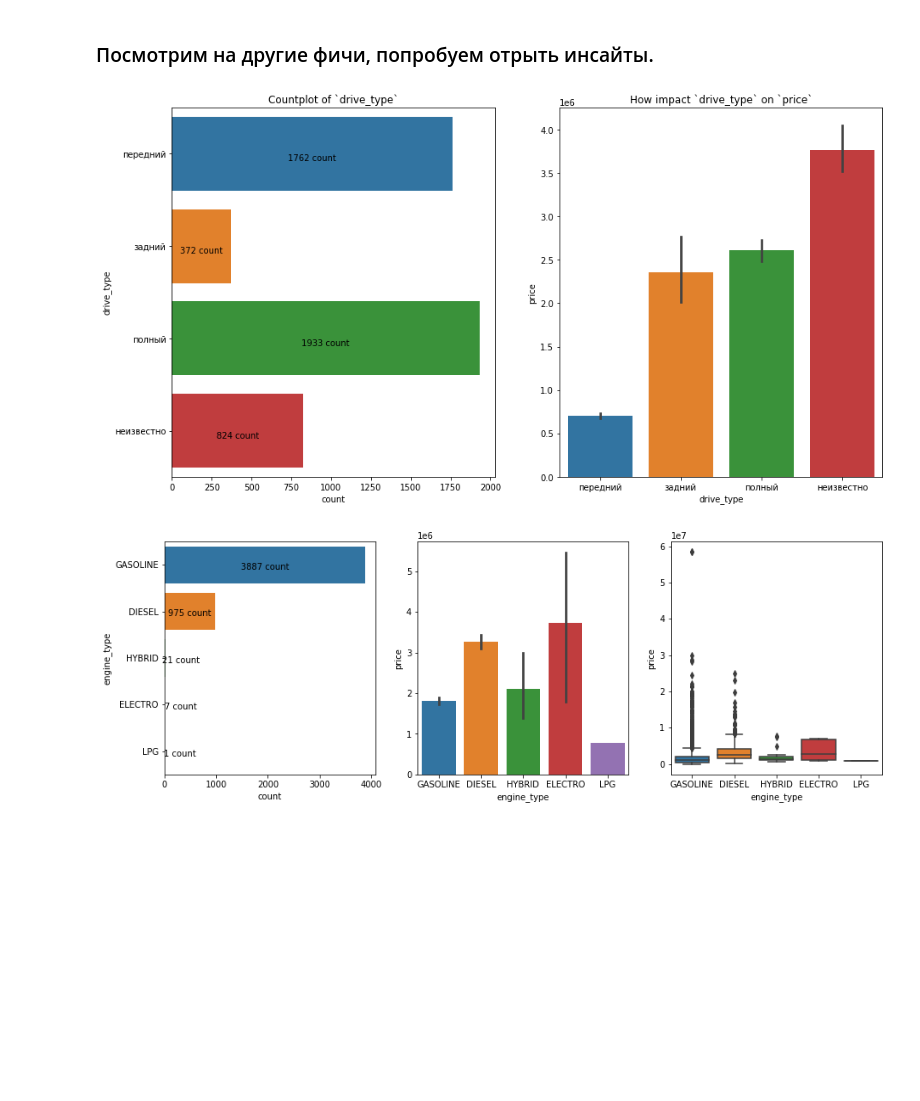
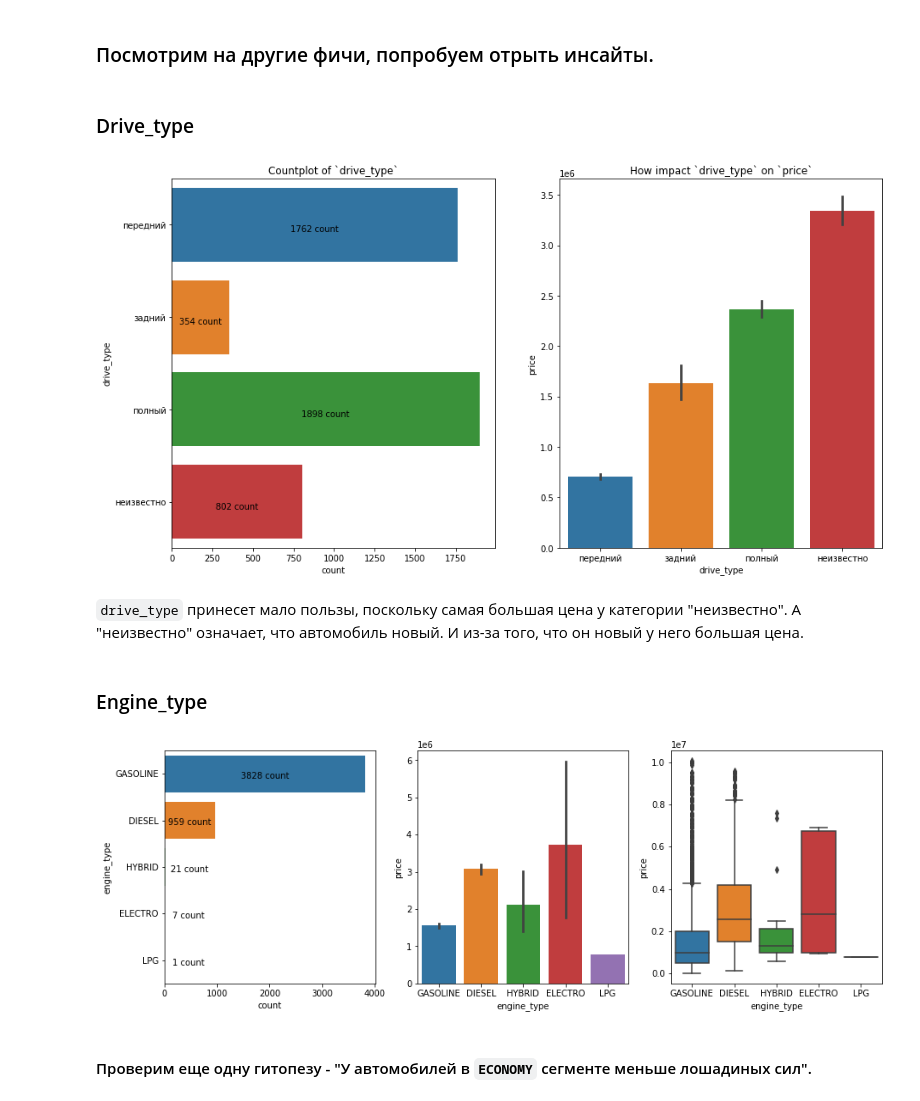
Before and after one commit to ArthurBodrov/autoru_analytics, a Jupyter notebook: Data Exploration.ipynb, the cells around one changed output. Cells and saved outputs as stored; diff of their text form; code cells hidden in the pictures; blank space fills up the shorter version.

Commit message:
Переделал Data Exploration ноутбук

```diff
--- a/Data Exploration.ipynb
+++ b/Data Exploration.ipynb
@@ -16,0 +72,8 @@ cars.head()
+# %%
+indexs = []
+for value in outliers:
+    for index in cars[cars['price'] == value].index:
+        indexs.append(index)
+# %%
+indexs = pd.Series(indexs)
+indexs = indexs.drop_duplicates()
@@ -16,0 +84,3 @@ cars.head()
+# %%
+cars_no_outliers = cars.copy()
+cars_no_outliers = cars_no_outliers.drop(indexs, axis=0)
@@ -17,3 +101,5 @@ cars.head()
+# %%
+cars = cars_no_outliers
 # %% [markdown]
 #### У меня есть несколько гипотез, которые я бы хотел проверить.
 1. Новые автомобили стоят больше, чем подержанные.
@@ -131,11 +217,11 @@ round(cars['km_age'].corr(cars['price']), 2)
 6. Чем больше пробег, тем дешевле автомобиль.$\color{green}{\text{Подтвердилась}}$
 # %% [markdown]
 ### Посмотрим на другие фичи, попробуем отрыть инсайты.
+# %% [markdown]
+### Drive_type
 # %%
-# plt.figure(figsize=(9,7))
-# sns.barplot(data=cars, x='drive_type', y='price');
-
 fig, axes = plt.subplots(nrows=1, ncols=2, figsize=(15, 8))
+fig.suptitle("")
 countplot = sns.countplot(ax=axes[0], y='drive_type', data=cars);
 countplot.set_title('Countplot of `drive_type`')
 barplot = sns.barplot(ax=axes[1], data=cars, x='drive_type', y='price');
@@ -146,19 +232,25 @@ for p in countplot.patches:
     width = p.get_width()
     countplot.annotate(f'{width} count', (x.mean(), (y - 0.35)), ha='center', va='center')
 # %% [output]
-[figure, old version]
+[figure, new version]
+# %% [markdown]
+`drive_type` принесет мало пользы, поскольку самая большая цена у категории "неизвестно". А "неизвестно" означает, что автомобиль новый. И из-за того, что он новый у него большая цена.
+# %% [markdown]
+### Engine_type
 # %%
 fig, axes = plt.subplots(nrows=1, ncols=3, figsize=(15, 5))
 countplot = sns.countplot(ax=axes[0], y='engine_type', data=cars);
 sns.barplot(ax=axes[1], data=cars, x='engine_type', y='price');
 sns.boxplot(ax=axes[2], data=cars, x='engine_type', y='price');
 for p in countplot.patches:
     x=p.get_bbox().get_points()[:,0]
     y=p.get_bbox().get_points()[1,1]
     width = p.get_width()
     if width > 900:
         countplot.annotate(f'{width} count', (x.mean(), (y - 0.35)), ha='center', va='center')
     else:
-        countplot.annotate(f'{width} count', (x.max() + 300, (y - 0.35)), ha='center', va='center')
+        countplot.annotate(f'{width} count', (x.max() + 450, (y - 0.35)), ha='center', va='center')
 # %% [output]
-[figure, old version]
+[figure, new version]
+# %% [markdown]
+#### Проверим еще одну гитопезу - "У автомобилей в `ECONOMY` сегменте меньше лошадиных сил".
```
Also changed, not shown: parts of 40 cells of this notebook, 1 other file.
